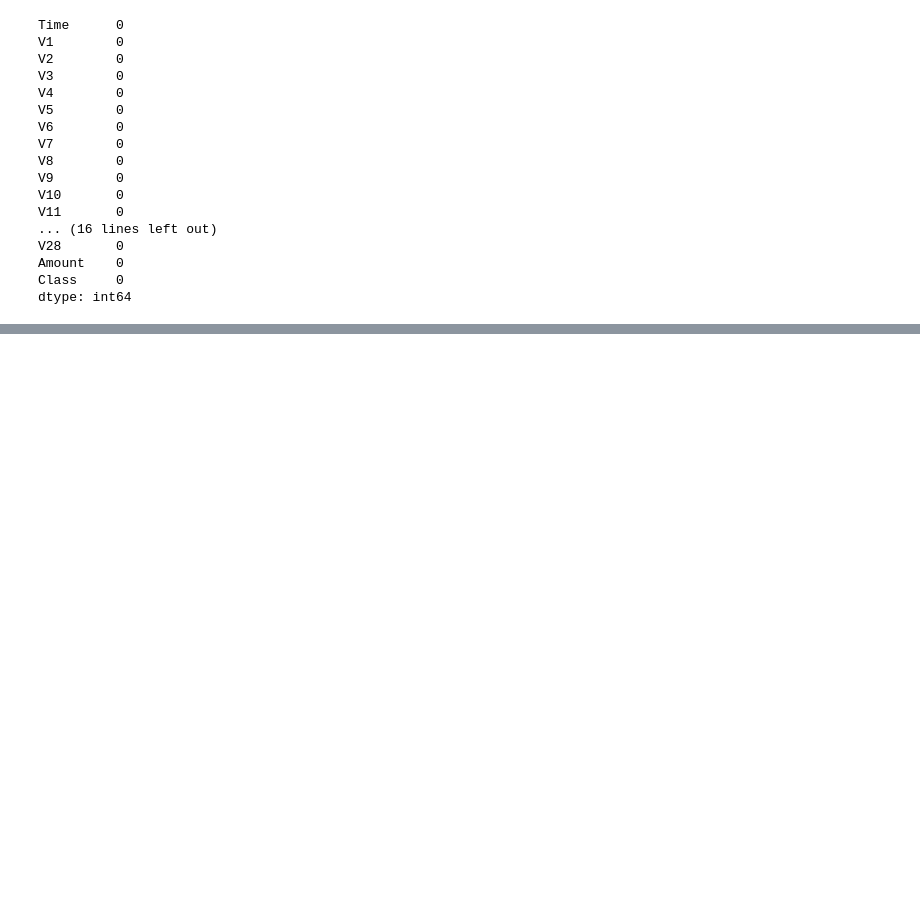
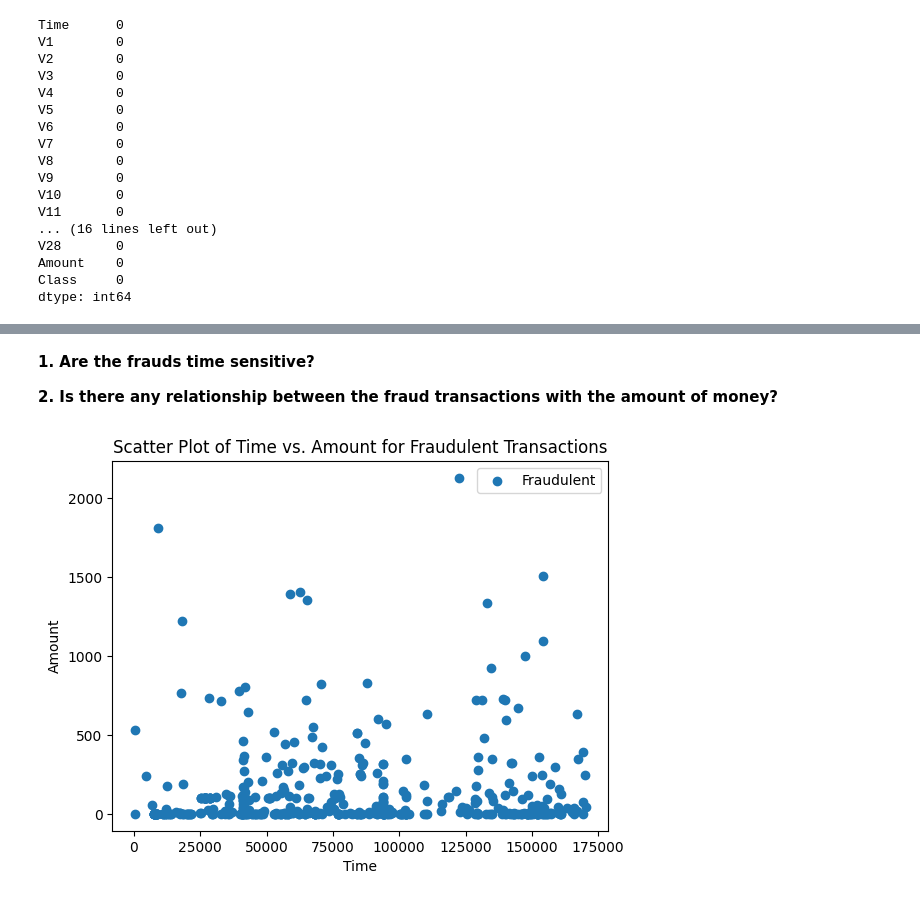
Before and after one commit to HazelZhaoo/Credit-card-fraud-detection, a Jupyter notebook: Project.ipynb, the cells around one changed output, grey strips where cells are left out. Cells and saved outputs as stored; diff of their text form; code cells hidden in the pictures; blank space fills up the shorter version.

```diff
--- a/Project.ipynb
+++ b/Project.ipynb
@@ -120,0 +110,21 @@ countplot_df(df , df.Class)
+# %% [markdown]
+**1. Are the frauds time sensitive?**
+
+**2. Is there any relationship between the fraud transactions with the amount of money?**
+# %%
+# Select the fraudulent transactions
+fraud = df[df['Class'] == 1]
+
+# Create a scatter plot of time vs. some other relevant feature (e.g., amount)
+plt.scatter(fraud['Time'], fraud['Amount'] , label='Fraudulent')
+
+# Add labels and title
+plt.xlabel('Time')
+plt.ylabel('Amount')
+plt.title('Scatter Plot of Time vs. Amount for Fraudulent Transactions')
+
+# Show the plot
+plt.legend()
+plt.show()
+# %% [output]
+[figure, added]
```
Also changed, not shown: parts of 24 cells of this notebook.
